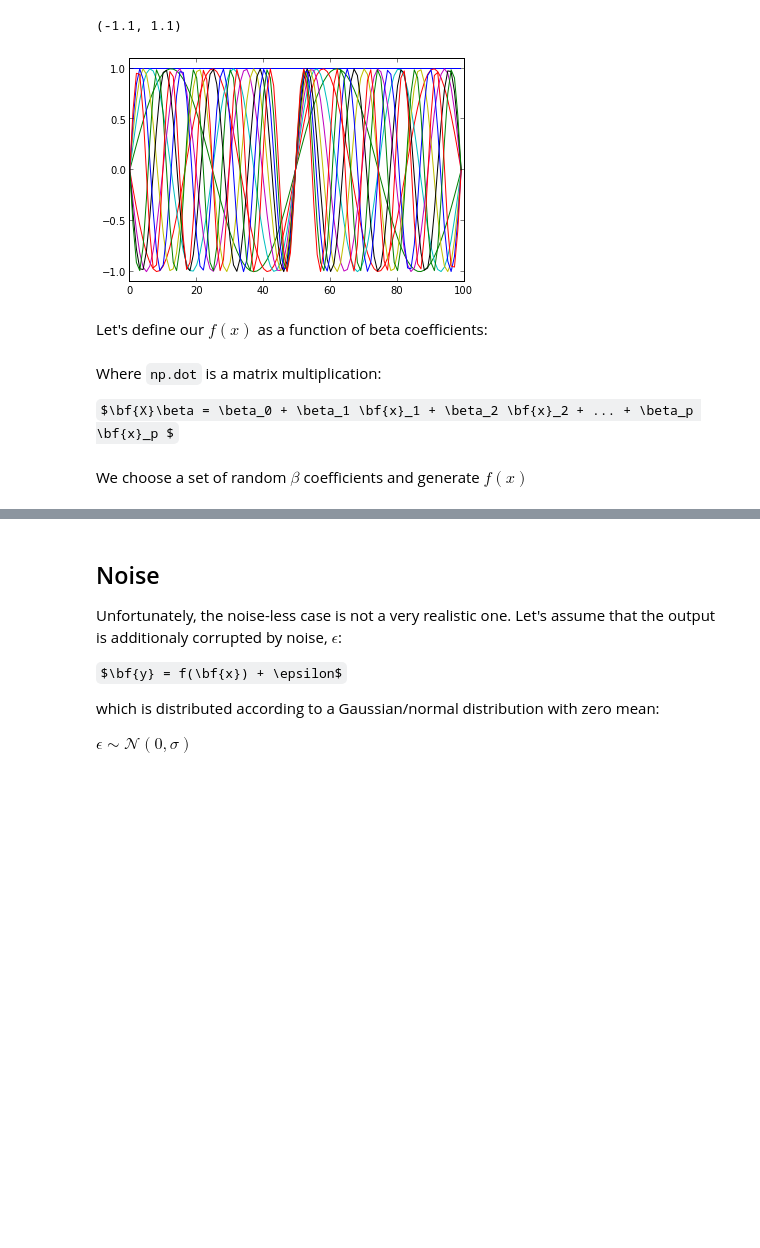
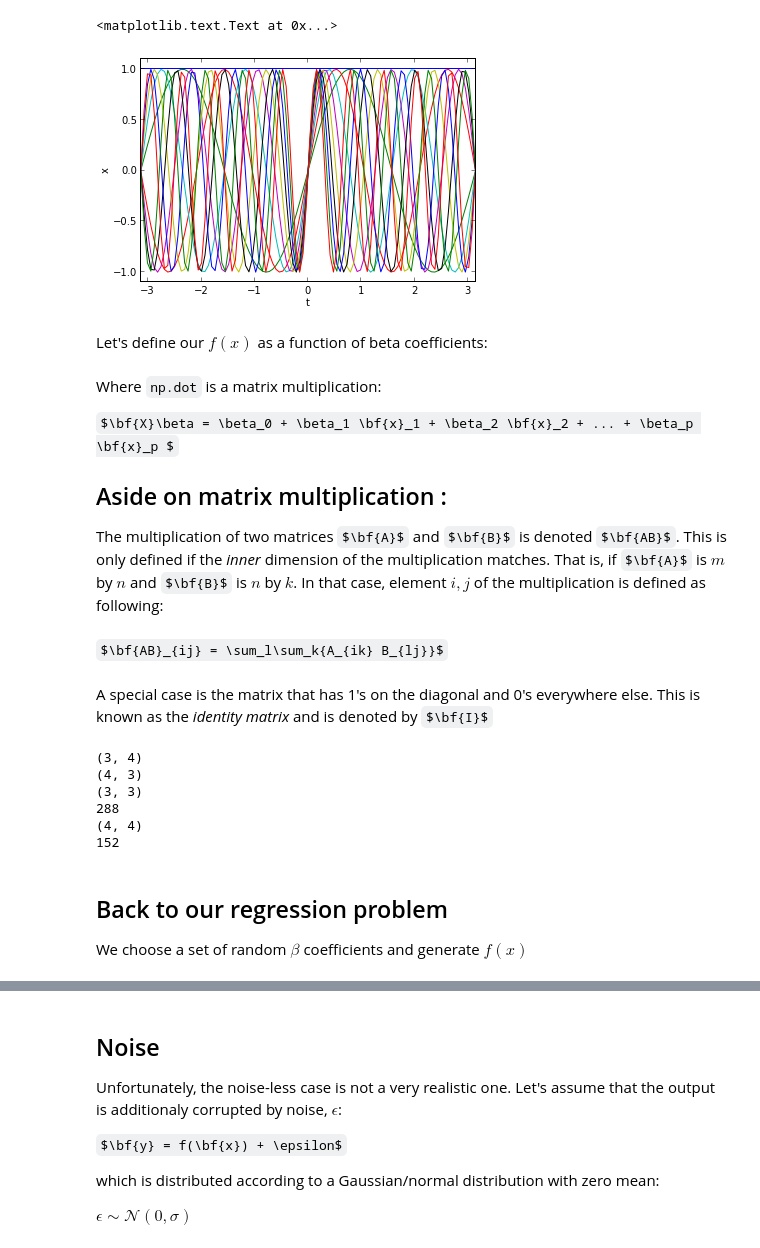
Before and after one commit to jbpoline/bayfmri, a Jupyter notebook: notebooks/005-Simple-Linear-Regression.ipynb, the cells around one changed output, grey strips where cells are left out. Saved outputs shown, nothing was run; the diff lists cells and outputs as text; code cells hidden in the pictures; some formulas as TeX source; blank space fills up the shorter version.

Commit message:
More basic stuff in the linear regression notebook.

```diff
--- a/notebooks/005-Simple-Linear-Regression.ipynb
+++ b/notebooks/005-Simple-Linear-Regression.ipynb
@@ -38,11 +97,14 @@ for ii in range(1, p):
     X[:, ii] = np.sin((ii+1)*t)
 # %%
 fig, ax = plt.subplots(1)
-ax.plot(X)
+ax.plot(t,X)
 ax.set_ylim([-1.1, 1.1])
+ax.set_xlim([-pi, pi])
+ax.set_xlabel('t')
+ax.set_ylabel('x')
 # %% [output]
-(-1.1, 1.1)
+<matplotlib.text.Text at 0x...>
-[figure, old version]
+[figure, new version]
 # %% [markdown]
 Let's define our $f(x)$ as a function of beta coefficients:
 # %%
@@ -59,11 +121,44 @@ def linear_model(X, beta):
         Model coefficients
     """
     return np.dot(X, beta)
-# %% [markdown]
-Where `np.dot` is a matrix multiplication:
-
-$\bf{X}\beta = \beta_0 + \beta_1 \bf{x}_1 + \beta_2 \bf{x}_2 + ... + \beta_p \bf{x}_p $
+# %% [markdown]
+Where `np.dot` is a matrix multiplication:
+
+$\bf{X}\beta = \beta_0 + \beta_1 \bf{x}_1 + \beta_2 \bf{x}_2 + ... + \beta_p \bf{x}_p $
+
+## Aside on matrix multiplication :
+
+The multiplication of two matrices $\bf{A}$ and $\bf{B}$ is denoted $\bf{AB}$. This is only defined if the *inner* dimension of the multiplication matches. That is, if $\bf{A}$ is $m$ by $n$ and $\bf{B}$ is $n$ by $k$. In that case, element $i,j$ of the multiplication is defined as following:
+# %% [markdown]
+$\bf{AB}_{ij} = \sum_l\sum_k{A_{ik} B_{lj}}$
+# %% [markdown]
+A special case is the matrix that has 1's on the diagonal and 0's everywhere else. This is known as the *identity matrix* and is denoted by $\bf{I}$
+# %%
+A = np.array([[1,2,3,4],[5,6,7,8],[9,10,11,12]])
+print A.shape
+B = np.array([[1,2,3],[4,5,6],[7,8,9],[10,11,12]])
+print B.shape
+
+C = np.dot(A,B)
+print C.shape
+print C[2,1]
+
+D = np.dot(B,A)
+print D.shape
+print D[2,1]
+
+I = np.eye(4)
+IB = np.dot(I, B)
+# %% [output]
+(3, 4)
+(4, 3)
+(3, 3)
+288
+(4, 4)
+152
 # %% [markdown]
+## Back to our regression problem
+
 We choose a set of random $\beta$ coefficients and generate $f(x)$
 # %%
 beta = np.random.randn(p)
```
Also changed, not shown: parts of 27 cells of this notebook, 1 other file.
